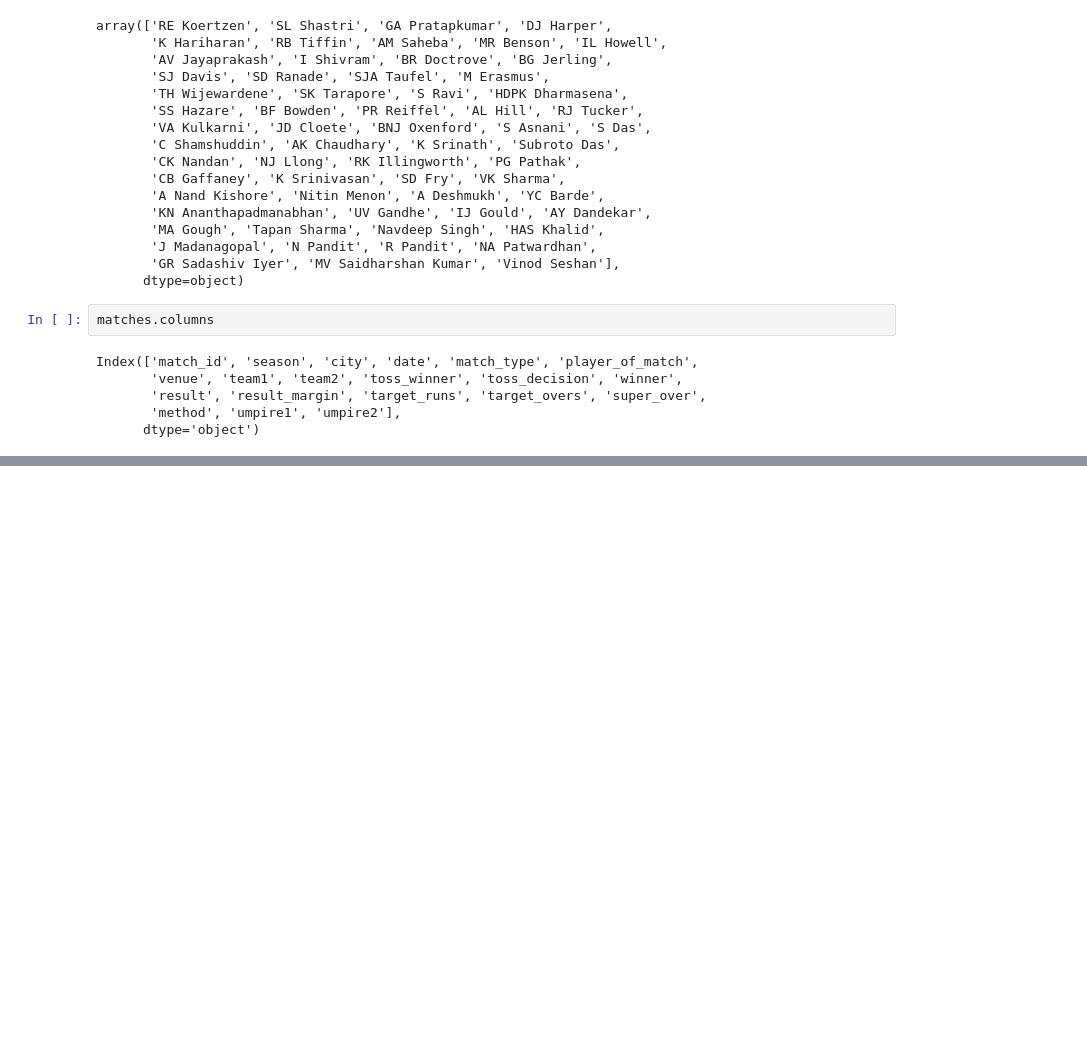
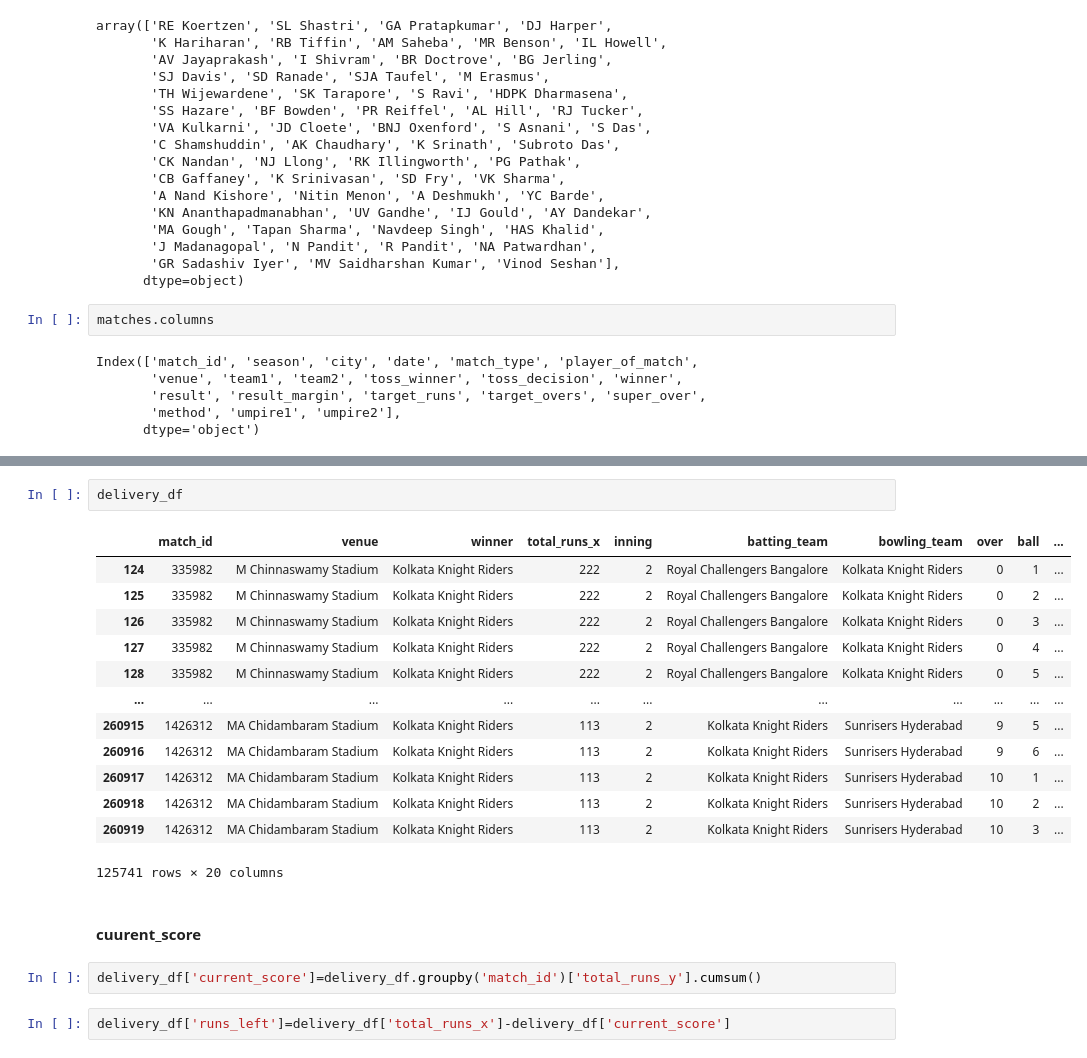
Before and after one commit to Poojaschavan97/IPL-Project-OG, a Jupyter notebook: Predictor.ipynb, the cells around one changed output, grey strips where cells are left out. Cells and saved outputs as stored; diff of their text form; blank space fills up the shorter version.

```diff
--- a/Predictor.ipynb
+++ b/Predictor.ipynb
@@ -1061,0 +1201,22 @@ Index(['match_id', 'season', 'city', 'date', 'match_type', 'player_of_match',
+# %%
+delivery_df
+# %% [output]
+|  | match_id | venue | winner | total_runs_x | inning | batting_team | bowling_team | over | ball | ... |
+| 124 | 335982 | M Chinnaswamy Stadium | Kolkata Knight Riders | 222 | 2 | Royal Challengers Bangalore | Kolkata Knight Riders | 0 | 1 | ... |
+| 125 | 335982 | M Chinnaswamy Stadium | Kolkata Knight Riders | 222 | 2 | Royal Challengers Bangalore | Kolkata Knight Riders | 0 | 2 | ... |
+| 126 | 335982 | M Chinnaswamy Stadium | Kolkata Knight Riders | 222 | 2 | Royal Challengers Bangalore | Kolkata Knight Riders | 0 | 3 | ... |
+| 127 | 335982 | M Chinnaswamy Stadium | Kolkata Knight Riders | 222 | 2 | Royal Challengers Bangalore | Kolkata Knight Riders | 0 | 4 | ... |
+| 128 | 335982 | M Chinnaswamy Stadium | Kolkata Knight Riders | 222 | 2 | Royal Challengers Bangalore | Kolkata Knight Riders | 0 | 5 | ... |
+| ... | ... | ... | ... | ... | ... | ... | ... | ... | ... | ... |
+| 260915 | 1426312 | MA Chidambaram Stadium | Kolkata Knight Riders | 113 | 2 | Kolkata Knight Riders | Sunrisers Hyderabad | 9 | 5 | ... |
+| 260916 | 1426312 | MA Chidambaram Stadium | Kolkata Knight Riders | 113 | 2 | Kolkata Knight Riders | Sunrisers Hyderabad | 9 | 6 | ... |
+| 260917 | 1426312 | MA Chidambaram Stadium | Kolkata Knight Riders | 113 | 2 | Kolkata Knight Riders | Sunrisers Hyderabad | 10 | 1 | ... |
+| 260918 | 1426312 | MA Chidambaram Stadium | Kolkata Knight Riders | 113 | 2 | Kolkata Knight Riders | Sunrisers Hyderabad | 10 | 2 | ... |
+| 260919 | 1426312 | MA Chidambaram Stadium | Kolkata Knight Riders | 113 | 2 | Kolkata Knight Riders | Sunrisers Hyderabad | 10 | 3 | ... |
+125741 rows × 20 columns
+# %% [markdown]
+#### cuurent_score
+# %%
+delivery_df['current_score']=delivery_df.groupby('match_id')['total_runs_y'].cumsum()
+# %%
+delivery_df['runs_left']=delivery_df['total_runs_x']-delivery_df['current_score']
```
Also changed, not shown: parts of 56 cells of this notebook, 13 other files.
